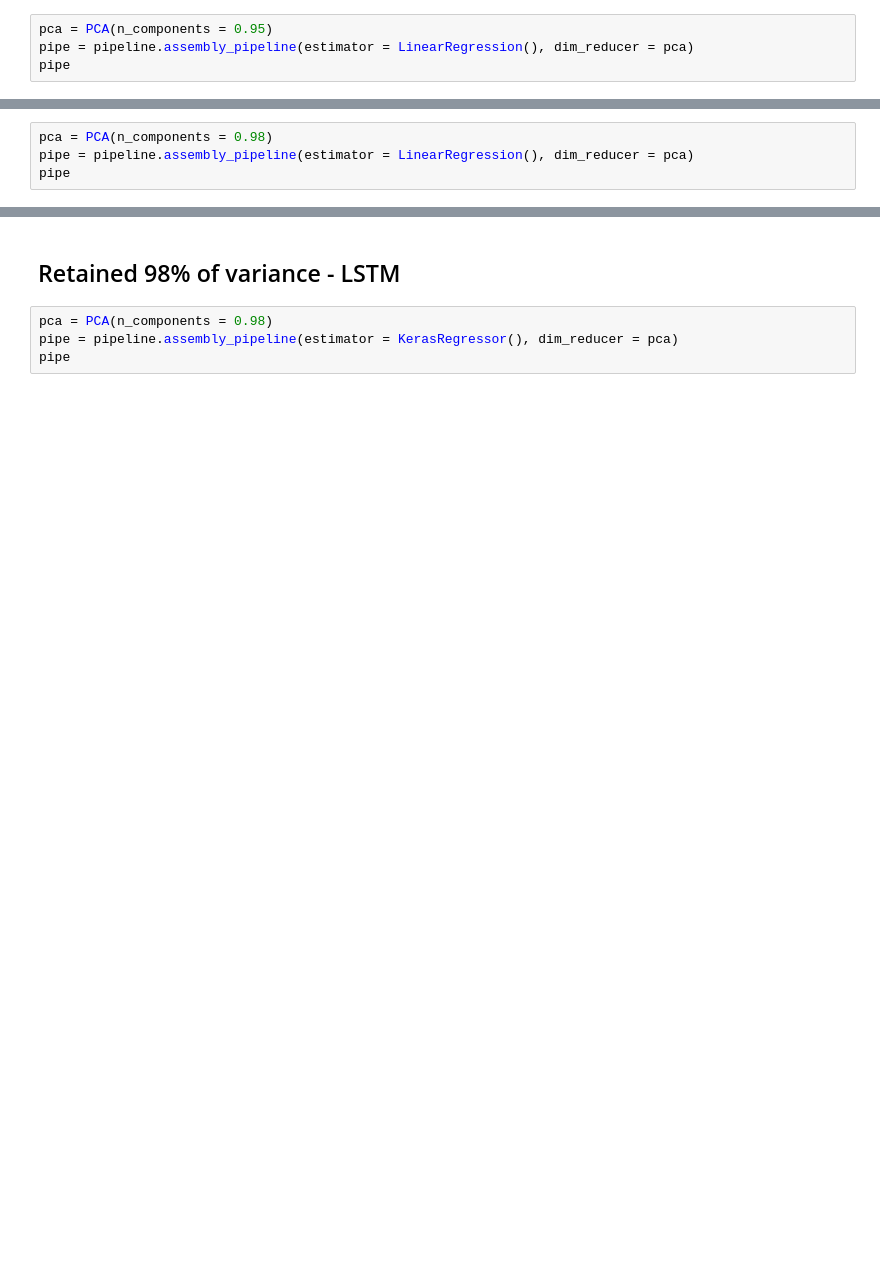
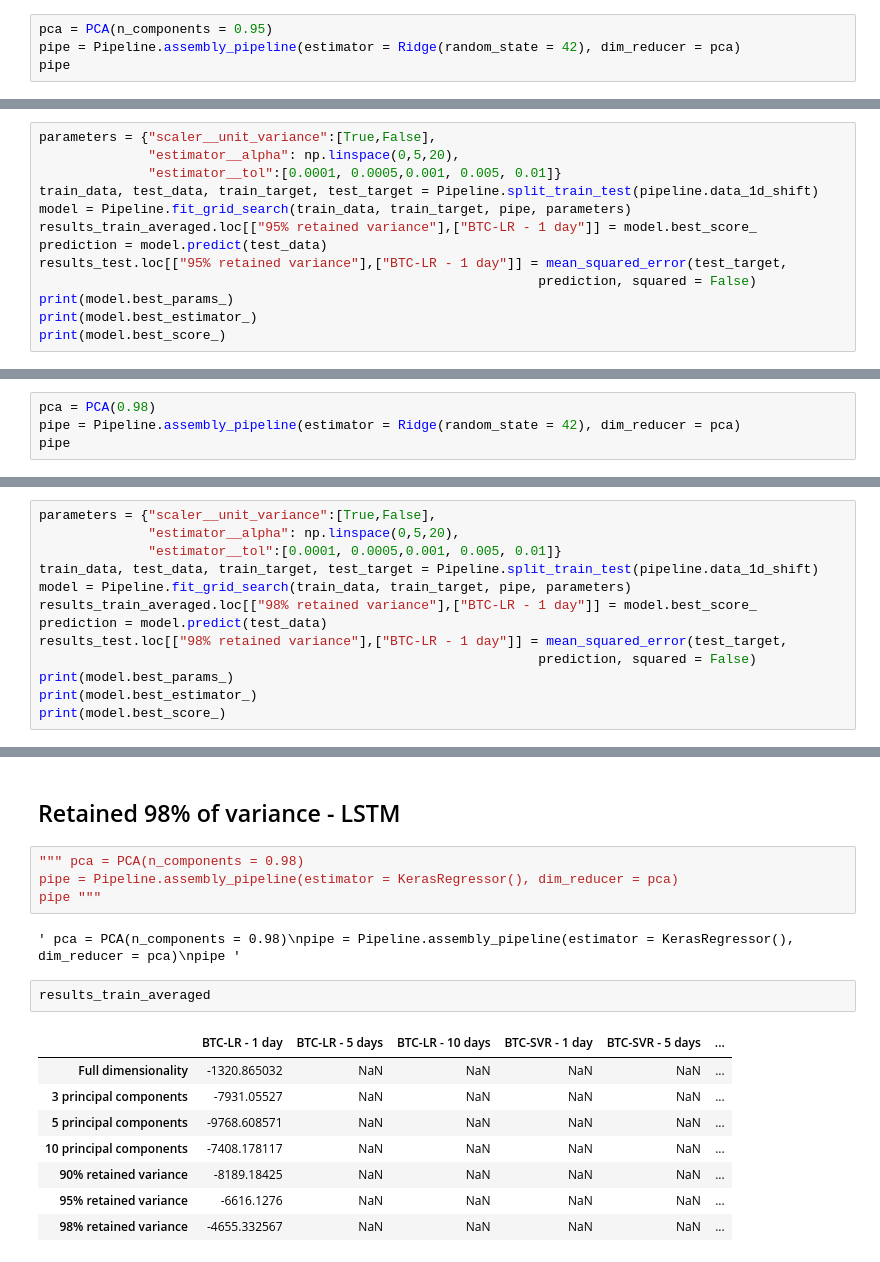
Before and after one commit to Tomas-Barhon/Noise-reduction-and-feature-extraction-with-principal-component-analysis, a Jupyter notebook: Code/btc_analysis.ipynb, the cells around one changed output, grey strips where cells are left out. Saved outputs shown, nothing was run; the diff lists cells and outputs as text; blank space fills up the shorter version.

```diff
--- a/Code/btc_analysis.ipynb
+++ b/Code/btc_analysis.ipynb
@@ -214,5 +420,5 @@ pipe
 ## Retained 95% of variance - Linear Regression
 # %%
 pca = PCA(n_components = 0.95)
-pipe = pipeline.assembly_pipeline(estimator = LinearRegression(), dim_reducer = pca)
+pipe = Pipeline.assembly_pipeline(estimator = Ridge(random_state = 42), dim_reducer = pca)
 pipe
@@ -218,0 +429,13 @@ pipe
+# %%
+parameters = {"scaler__unit_variance":[True,False],
+              "estimator__alpha": np.linspace(0,5,20),
+              "estimator__tol":[0.0001, 0.0005,0.001, 0.005, 0.01]}
+train_data, test_data, train_target, test_target = Pipeline.split_train_test(pipeline.data_1d_shift)
+model = Pipeline.fit_grid_search(train_data, train_target, pipe, parameters)
+results_train_averaged.loc[["95% retained variance"],["BTC-LR - 1 day"]] = model.best_score_
+prediction = model.predict(test_data)
+results_test.loc[["95% retained variance"],["BTC-LR - 1 day"]] = mean_squared_error(test_target,
+                                                                prediction, squared = False)
+print(model.best_params_)
+print(model.best_estimator_)
+print(model.best_score_)
@@ -233,6 +469,6 @@ pipe
 # %% [markdown]
 ## Retained 98% of variance - Linear Regression
 # %%
-pca = PCA(n_components = 0.98)
-pipe = pipeline.assembly_pipeline(estimator = LinearRegression(), dim_reducer = pca)
+pca = PCA(0.98)
+pipe = Pipeline.assembly_pipeline(estimator = Ridge(random_state = 42), dim_reducer = pca)
 pipe
@@ -238,0 +479,13 @@ pipe
+# %%
+parameters = {"scaler__unit_variance":[True,False],
+              "estimator__alpha": np.linspace(0,5,20),
+              "estimator__tol":[0.0001, 0.0005,0.001, 0.005, 0.01]}
+train_data, test_data, train_target, test_target = Pipeline.split_train_test(pipeline.data_1d_shift)
+model = Pipeline.fit_grid_search(train_data, train_target, pipe, parameters)
+results_train_averaged.loc[["98% retained variance"],["BTC-LR - 1 day"]] = model.best_score_
+prediction = model.predict(test_data)
+results_test.loc[["98% retained variance"],["BTC-LR - 1 day"]] = mean_squared_error(test_target,
+                                                                prediction, squared = False)
+print(model.best_params_)
+print(model.best_estimator_)
+print(model.best_score_)
@@ -245,6 +509,19 @@ pipe
 # %% [markdown]
 ## Retained 98% of variance - LSTM
 # %%
-pca = PCA(n_components = 0.98)
-pipe = pipeline.assembly_pipeline(estimator = KerasRegressor(), dim_reducer = pca)
-pipe
+""" pca = PCA(n_components = 0.98)
+pipe = Pipeline.assembly_pipeline(estimator = KerasRegressor(), dim_reducer = pca)
+pipe """
+# %% [output]
+' pca = PCA(n_components = 0.98)\npipe = Pipeline.assembly_pipeline(estimator = KerasRegressor(), dim_reducer = pca)\npipe '
+# %%
+results_train_averaged
+# %% [output]
+|  | BTC-LR - 1 day | BTC-LR - 5 days | BTC-LR - 10 days | BTC-SVR - 1 day | BTC-SVR - 5 days | ... |
+| Full dimensionality | -1320.865032 | NaN | NaN | NaN | NaN | ... |
+| 3 principal components | -7931.05527 | NaN | NaN | NaN | NaN | ... |
+| 5 principal components | -9768.608571 | NaN | NaN | NaN | NaN | ... |
+| 10 principal components | -7408.178117 | NaN | NaN | NaN | NaN | ... |
+| 90% retained variance | -8189.18425 | NaN | NaN | NaN | NaN | ... |
+| 95% retained variance | -6616.1276 | NaN | NaN | NaN | NaN | ... |
+| 98% retained variance | -4655.332567 | NaN | NaN | NaN | NaN | ... |
```
Also changed, not shown: parts of 40 cells of this notebook, 1 other file.
